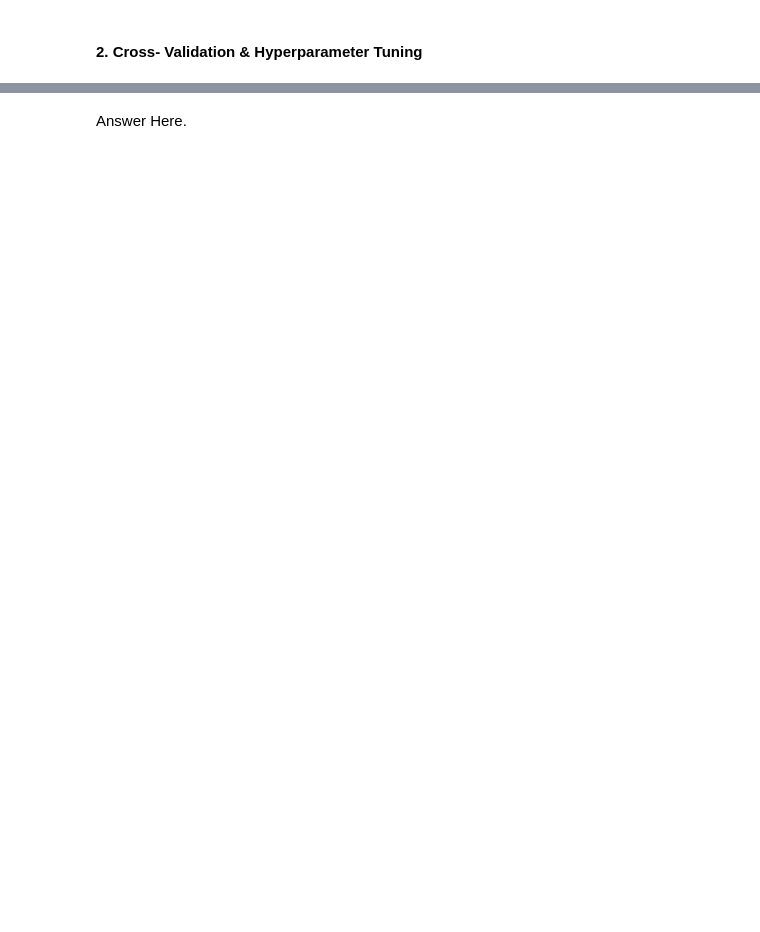
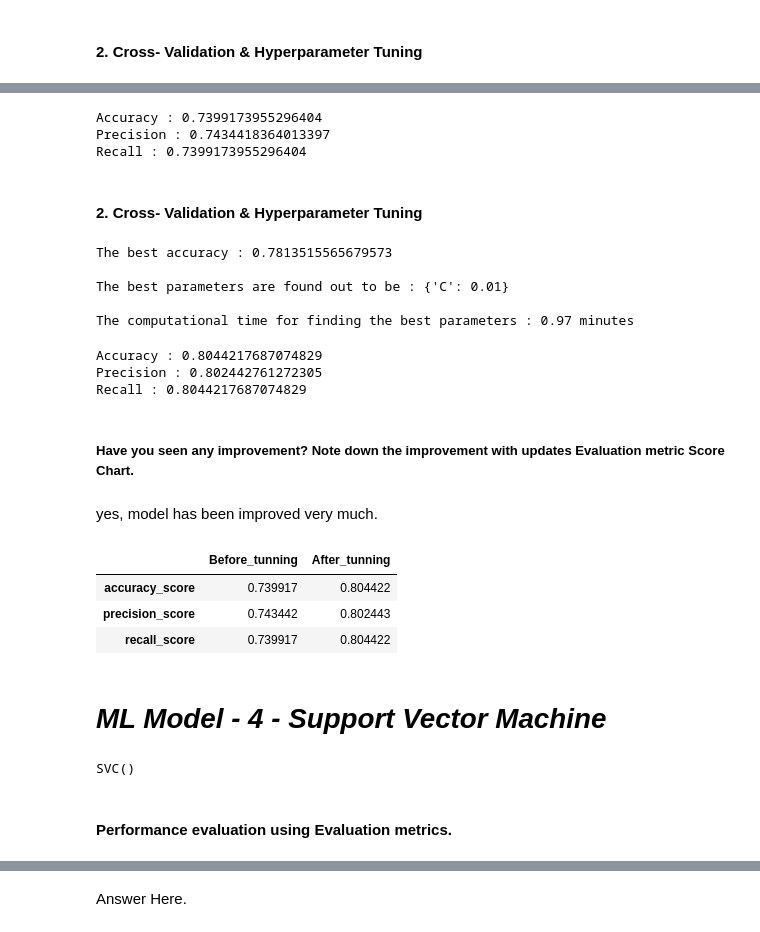
Before and after one commit to kuldeep-sngh/Covid-19-Tweet-Sentiment-Analysis, a Jupyter notebook: Covid_19_Tweet_Sentiment_Analysis.ipynb, the cells around one changed output, grey strips where cells are left out. Drawn from its saved outputs; the diff is of its cells as text; code cells hidden in the pictures; blank space fills up the shorter version.

```diff
--- a/Covid_19_Tweet_Sentiment_Analysis.ipynb
+++ b/Covid_19_Tweet_Sentiment_Analysis.ipynb
@@ -1092,0 +1279,56 @@ However, as a general rule of thumb, a dataset is considered to be imbalanced if
+# %%
+# Predict on the model
+y_pred = model.predict(x_test)
+
+# Evaluation metric Scores
+print('Accuracy :' ,accuracy_score(y_test, y_pred))
+print('Precision :', precision_score(y_test, y_pred, average='weighted'))
+print('Recall :', recall_score(y_test, y_pred, average='weighted'))
+
+# recoring metric scores in pandas dataframe for later comparision
+passive_aggresive = pd.DataFrame(index = ['accuracy_score', 'precision_score', 'recall_score'])
+passive_aggresive['Before_tunning'] = [accuracy_score(y_test, y_pred), precision_score(y_test, y_pred, average='weighted'), recall_score(y_test, y_pred, average='weighted')]
+# %% [output]
+Accuracy : 0.7399173955296404
+Precision : 0.7434418364013397
+Recall : 0.7399173955296404
+# %% [markdown]
+#### 2. Cross- Validation & Hyperparameter Tuning
+# %%
+parameters = {'C' : [0.001,0.01, 0.1, 1, 3, 5, 10]}
+
+# calling find_best_params function created earlier to get optimized model with best parameters.
+optimal_model = find_best_params(model,  parameters)
+# %% [output]
+The best accuracy : 0.7813515565679573
+
+The best parameters are found out to be : {'C': 0.01}
+
+The computational time for finding the best parameters : 0.97 minutes
+# %%
+# Predicting on the optimized model
+y_pred = optimal_model.predict(x_test)
+
+# Evaluation metric Scores
+print('Accuracy :' ,accuracy_score(y_test, y_pred))
+print('Precision :', precision_score(y_test, y_pred, average='weighted'))
+print('Recall :', recall_score(y_test, y_pred, average='weighted'))
+
+# recoring metric scores in pandas dataframe
+passive_aggresive['After_tunning'] = [accuracy_score(y_test, y_pred), precision_score(y_test, y_pred, average='weighted'), recall_score(y_test, y_pred, average='weighted')]
+# %% [output]
+Accuracy : 0.8044217687074829
+Precision : 0.802442761272305
+Recall : 0.8044217687074829
+# %% [markdown]
+##### Have you seen any improvement? Note down the improvement with updates Evaluation metric Score Chart.
+# %% [markdown]
+yes, model has been improved very much.
+# %%
+#  Evaluation metric scores before and hyperparameter tunning
+passive_aggresive
+# %% [output]
+|  | Before_tunning | After_tunning |
+| accuracy_score | 0.739917 | 0.804422 |
+| precision_score | 0.743442 | 0.802443 |
+| recall_score | 0.739917 | 0.804422 |
@@ -1092,0 +1338,13 @@ However, as a general rule of thumb, a dataset is considered to be imbalanced if
+# %% [markdown]
+# ***ML Model - 4 - Support Vector Machine***
+# %%
+# ML Model - 4 Implementation
+from sklearn.svm import SVC
+model = SVC()
+
+# Fit the Algorithm
+model.fit(x_train, y_train)
+# %% [output]
+SVC()
+# %% [markdown]
+#### Performance evaluation using Evaluation metrics.
```
Also changed, not shown: parts of 72 cells of this notebook.
